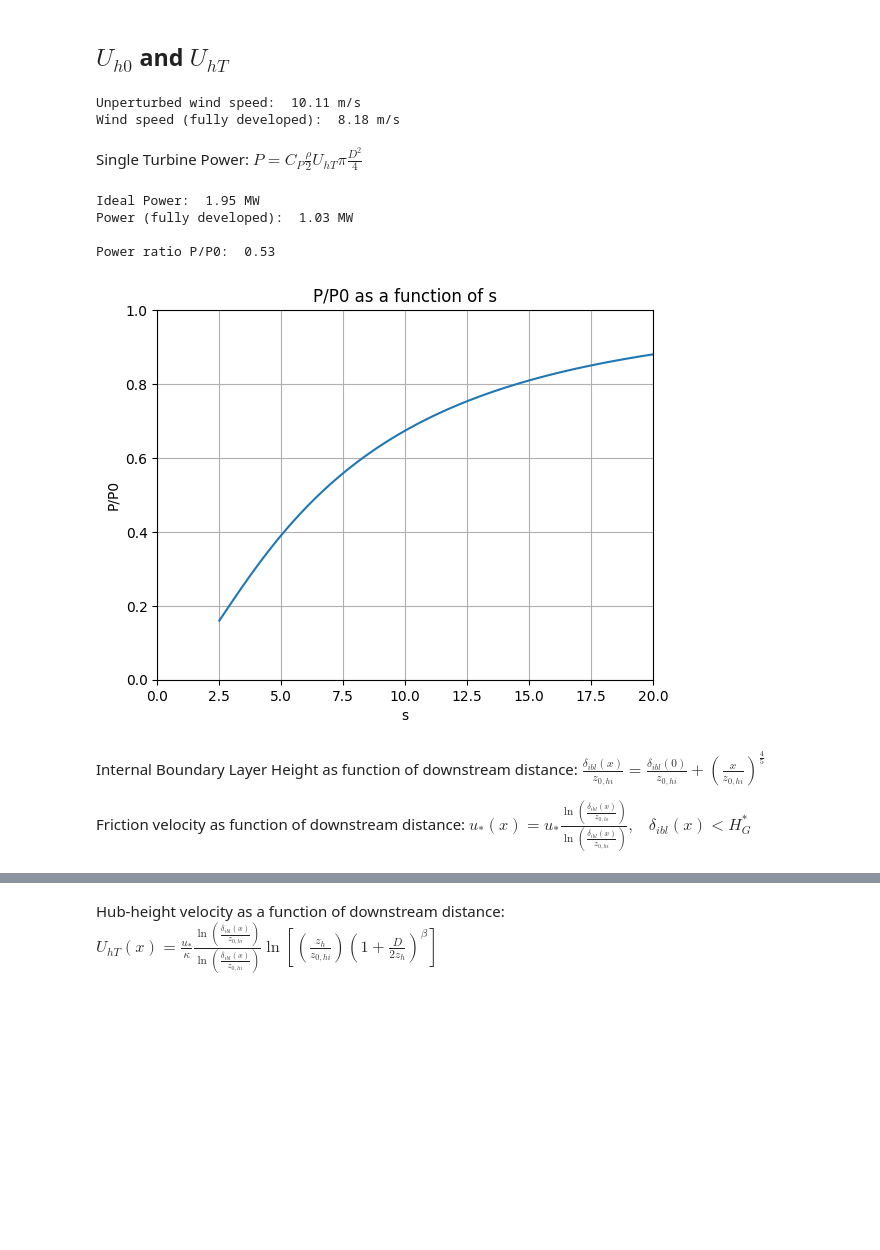
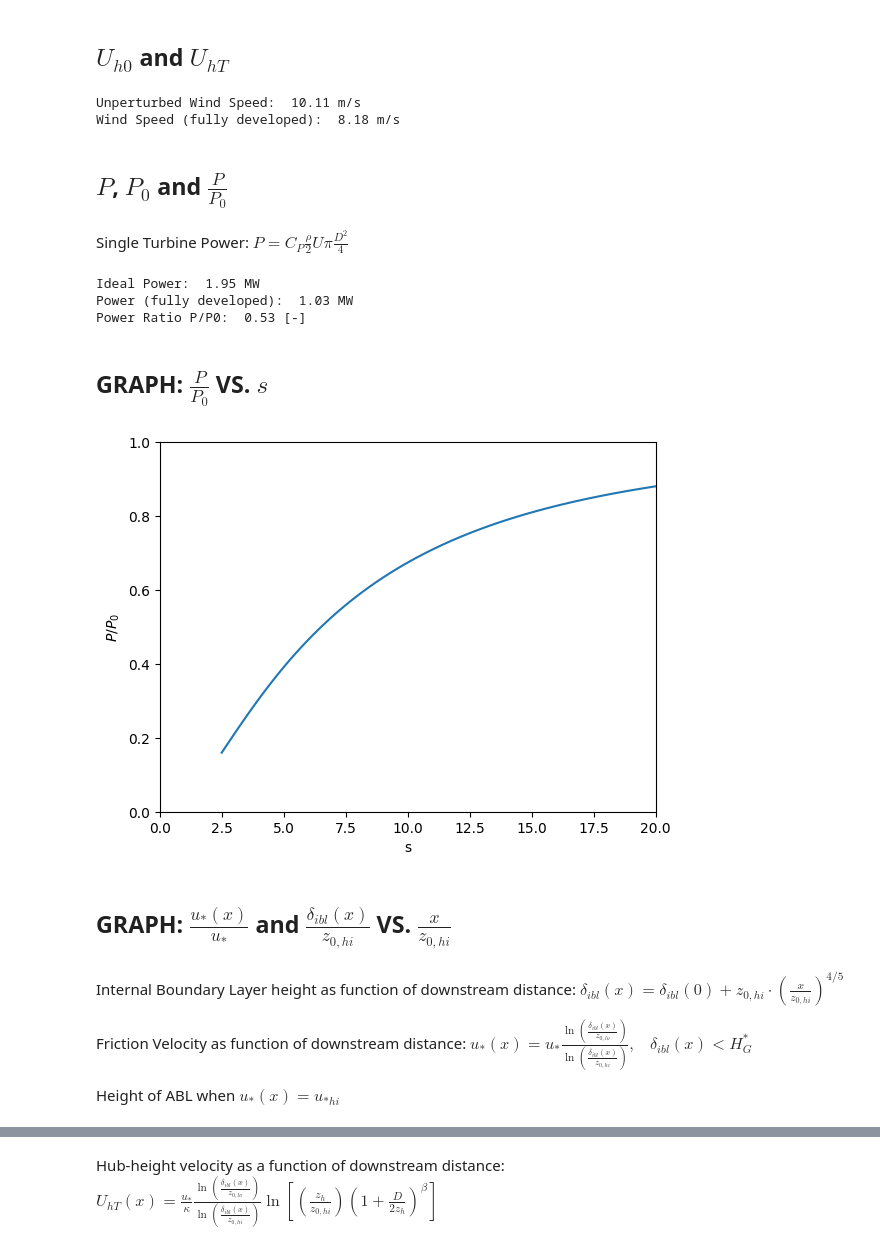
Before and after one commit to marcinsadowy/WTABL, a Jupyter notebook: WTABL.ipynb, the cells around one changed output, grey strips where cells are left out. Cells and saved outputs as stored; diff of their text form; code cells hidden in the pictures; blank space fills up the shorter version.

```diff
--- a/WTABL.ipynb
+++ b/WTABL.ipynb
@@ -65,58 +71,62 @@ Friction Velocity hi:  0.6599 m/s
 ## $U_{h0}$ and $U_{hT}$
 # %%
 U_h0 = u_star_lo / k * np.log(z_h / z_0lo)
-print('Unperturbed wind speed: ', round(U_h0, 2), 'm/s')
+print('Unperturbed Wind Speed: ', round(U_h0, 2), 'm/s')
 
 U_hT = u_star_hi / k * np.log((z_h / z_0hi) * (1 + (D/(2*z_h)))**beta)
-print('Wind speed (fully developed): ', round(U_hT, 2), 'm/s')
+print('Wind Speed (fully developed): ', round(U_hT, 2), 'm/s')
 # %% [output]
-Unperturbed wind speed:  10.11 m/s
-Wind speed (fully developed):  8.18 m/s
+Unperturbed Wind Speed:  10.11 m/s
+Wind Speed (fully developed):  8.18 m/s
+# %% [markdown]
+## $P$, $P_0$ and $\frac{P}{P_0}$
 # %% [markdown]
-Single Turbine Power: $ P = C_P \frac{\rho}{2} U_{hT} \pi \frac{D^2}{4}$
+Single Turbine Power: $ P = C_P \frac{\rho}{2} U \pi \frac{D^2}{4}$
 # %%
 P_0 = C_P * rho/2 * U_h0**3 * np.pi * D**2 / 4
 print("Ideal Power: ", round(P_0/1000000, 2), "MW")
 
-P = 0.4 * 1.2/2 * U_hT**3 * np.pi * D**2 / 4
+P = C_P * rho/2 * U_hT**3 * np.pi * D**2 / 4
 print("Power (fully developed): ", round(P/1000000, 2), "MW")
 
 P_P0 = (U_hT / U_h0)**3
-
-print('\nPower ratio P/P0: ', round(P_P0, 2))
+print('Power Ratio P/P0: ', round(P_P0, 2), '[-]')
 # %% [output]
 Ideal Power:  1.95 MW
 Power (fully developed):  1.03 MW
-
-Power ratio P/P0:  0.53
+Power Ratio P/P0:  0.53 [-]
+# %% [markdown]
+## GRAPH: $\frac{P}{P_0}$ VS. $s$
 # %%
 s_values = np.linspace(2.5, 20, 100)
 P_P0_values = []
 
 for s in s_values:
     s_x_local = s**2 / s_y
     c_ft_local = (np.pi * C_T) / (4 * s_x_local * s_y)
     v_w_star_local = 28 * np.sqrt(1 / 2 * c_ft_local)
     beta_local = v_w_star_local / (1 + v_w_star_local)
     z_0hi_local = z_h * (1 + D / (2 * z_h))**beta_local * np.exp(-(c_ft_local / (2 * k**2) + (np.log(z_h / z_0lo * (1 - D / (2 * z_h))**beta_local))**-2)**-0.5)
     u_star_lo_local = (k * U_G) / (np.log(U_G / (f * z_0lo)) - C_star)
     u_star_hi_local = (k * U_G) / (np.log(U_G / (f * z_0hi_local)) - C_star)
     U_h0_local = u_star_lo_local / k * np.log(z_h / z_0lo)
     U_hT_local = u_star_hi_local  / k * np.log((z_h / z_0hi_local) * (1 + D / (2 * z_h))**beta_local)
     P_P0_local = (U_hT_local / U_h0_local)**3
     P_P0_values.append(P_P0_local)
 
 plt.plot(s_values, P_P0_values)
 plt.xlim(0, 20)
 plt.ylim(0, 1)
 plt.xlabel('s')
-plt.ylabel('P/P0')
-plt.title('P/P0 as a function of s')
-plt.grid(True)
+plt.ylabel(r'$P/P_0$')
 plt.show()
 # %% [output]
-[figure, old version]
+[figure, new version]
+# %% [markdown]
+## GRAPH: $\frac{u_*(x)}{u_*}$ and $\frac{\delta_{ibl}(x)}{z_{0,hi}}$ VS. $\frac{x}{z_{0,hi}}$
 # %% [markdown]
-Internal Boundary Layer Height as function of downstream distance: $ \frac{\delta_{ibl}(x)}{z_{0,hi}} = \frac{\delta_{ibl}(0)}{z_{0,hi}} + (\frac{x}{z_{0,hi}})^{\frac{4}{5}} $
+Internal Boundary Layer height as function of downstream distance: $ \delta_{ibl}(x) = \delta_{ibl}(0) + z_{0,hi} \cdot \left( \frac{x}{z_{0,hi}} \right)^{4/5} $
 
-Friction velocity as function of downstream distance: $ u_*(x) = u_* \frac{\ln \left( \frac{\delta_{ibl}(x)}{z_{0,lo}} \right)}{\ln \left( \frac{\delta_{ibl}(x)}{z_{0,hi}} \right)}, \;\;\; \delta_{ibl}(x) < H^*_G $
+Friction Velocity as function of downstream distance: $ u_*(x) = u_* \frac{\ln \left( \frac{\delta_{ibl}(x)}{z_{0,lo}} \right)}{\ln \left( \frac{\delta_{ibl}(x)}{z_{0,hi}} \right)}, \;\;\; \delta_{ibl}(x) < H^*_G $
+
+Height of ABL when $u_*(x) = u_{*hi}$
```
Also changed, not shown: parts of 16 cells of this notebook, 2 other files.
